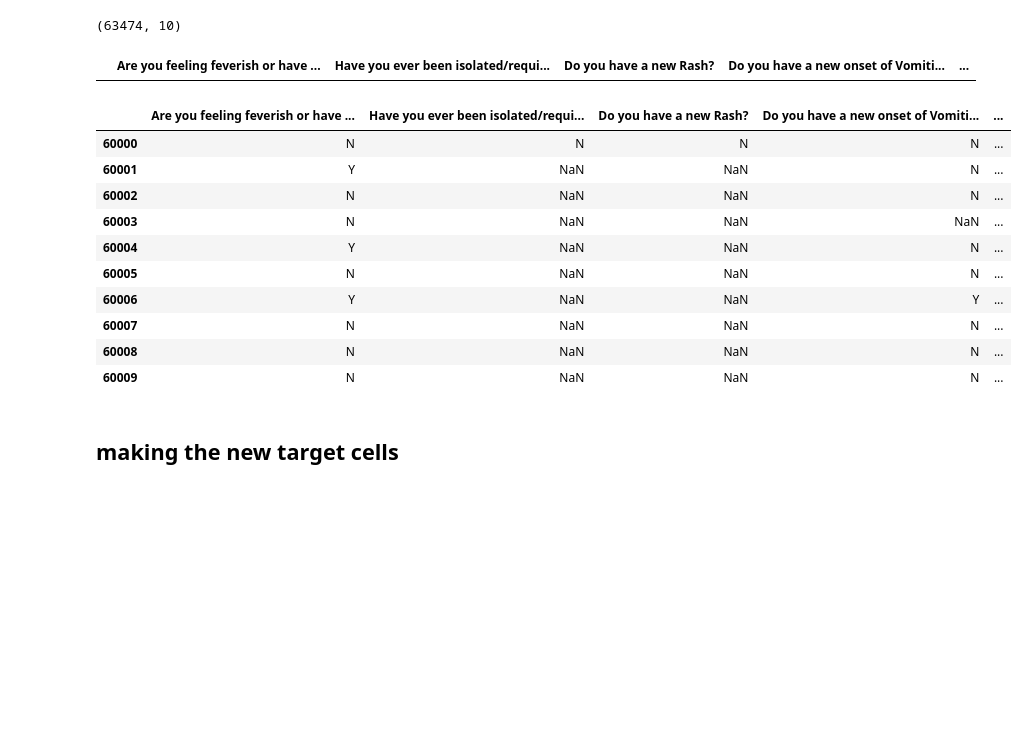
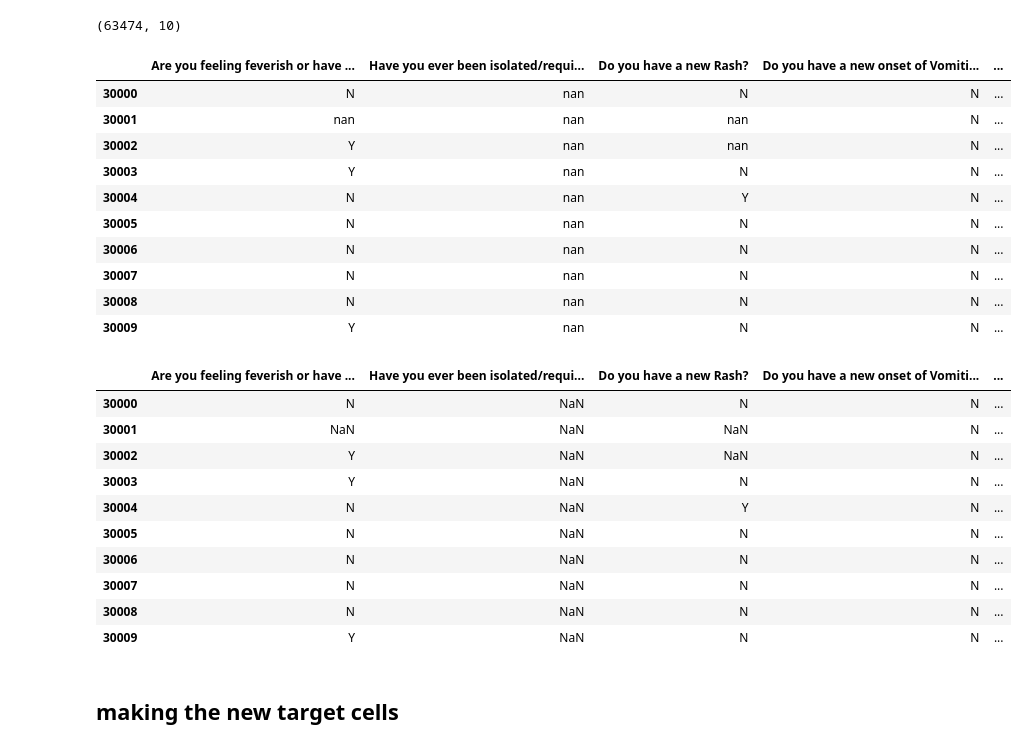
Before and after one commit to Jaskolk/ed-triage, a Jupyter notebook: data_preprocessing-EGH.ipynb, the cells around one changed output. Cells and saved outputs as stored; diff of their text form; code cells hidden in the pictures; blank space fills up the shorter version.

```diff
--- a/data_preprocessing-EGH.ipynb
+++ b/data_preprocessing-EGH.ipynb
@@ -192,8 +192,8 @@ def fixencode(s):
     s = re.sub(r'\bluq\b', 'left upper quadrant',s)
     s = re.sub(r'\bruq\b', 'right upper quadrant  ',s)
     s = re.sub(r'\buti\b', 'urinary tract infection ',s)
-    s = re.sub(r'\brd', 'right digit #',s)
-    s = re.sub(r'\bld', 'left digit #',s)
+    s = re.sub(r'\brd', 'right digit number',s)
+    s = re.sub(r'\bld', 'left digit number',s)
     s = re.sub(r'\br\b', 'right ',s)
     s = re.sub(r'\bl\b', 'left ',s)
     s = re.sub(r'\bed\b', 'emergency department ',s)
@@ -484,25 +488,35 @@ screening_df.shape
 # %% [output]
 (63474, 10)
 # %%
-screening_df.iloc[80000:80010]
+screening_df.iloc[30000:30010]
 # %% [output]
 |  | Are you feeling feverish or have ... | Have you ever been isolated/requi... | Do you have a new Rash? | Do you have a new onset of Vomiti... | ... |
+| 30000 | N | nan | N | N | ... |
+| 30001 | nan | nan | nan | N | ... |
+| 30002 | Y | nan | nan | N | ... |
+| 30003 | Y | nan | N | N | ... |
+| 30004 | N | nan | Y | N | ... |
+| 30005 | N | nan | N | N | ... |
+| 30006 | N | nan | N | N | ... |
+| 30007 | N | nan | N | N | ... |
+| 30008 | N | nan | N | N | ... |
+| 30009 | Y | nan | N | N | ... |
 # %%
 screening_df.replace('nan',np.NaN, inplace = True)
 # %%
-screening_df.iloc[60000:60010]
+screening_df.iloc[30000:30010]
 # %% [output]
 |  | Are you feeling feverish or have ... | Have you ever been isolated/requi... | Do you have a new Rash? | Do you have a new onset of Vomiti... | ... |
-| 60000 | N | N | N | N | ... |
-| 60001 | Y | NaN | NaN | N | ... |
-| 60002 | N | NaN | NaN | N | ... |
-| 60003 | N | NaN | NaN | NaN | ... |
-| 60004 | Y | NaN | NaN | N | ... |
-| 60005 | N | NaN | NaN | N | ... |
-| 60006 | Y | NaN | NaN | Y | ... |
-| 60007 | N | NaN | NaN | N | ... |
-| 60008 | N | NaN | NaN | N | ... |
-| 60009 | N | NaN | NaN | N | ... |
+| 30000 | N | NaN | N | N | ... |
+| 30001 | NaN | NaN | NaN | N | ... |
+| 30002 | Y | NaN | NaN | N | ... |
+| 30003 | Y | NaN | N | N | ... |
+| 30004 | N | NaN | Y | N | ... |
+| 30005 | N | NaN | N | N | ... |
+| 30006 | N | NaN | N | N | ... |
+| 30007 | N | NaN | N | N | ... |
+| 30008 | N | NaN | N | N | ... |
+| 30009 | Y | NaN | N | N | ... |
 # %% [markdown]
 ## making the new target cells
 # %%
```
Also changed, not shown: parts of 15 cells of this notebook, 2 other files.
